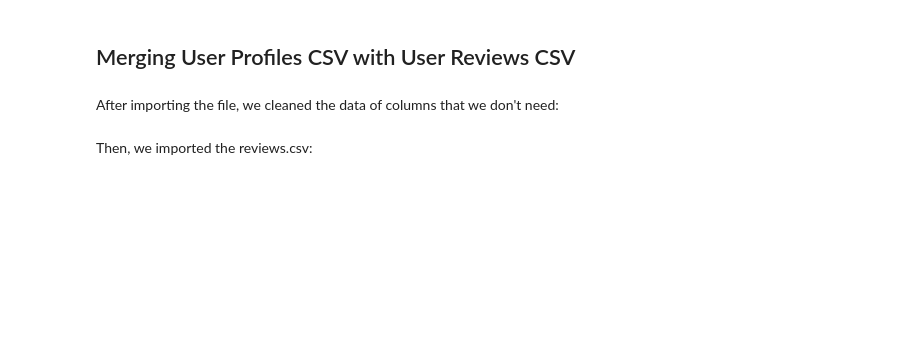
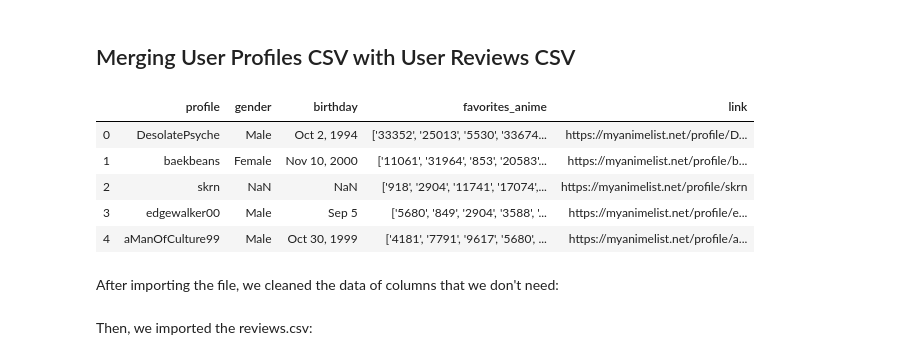
Before and after one commit to michelleyang0606/info2950team, a Jupyter notebook: Phase 2.ipynb, the cells around one changed output. Drawn from its saved outputs; the diff is of its cells as text; code cells hidden in the pictures; blank space fills up the shorter version.

```diff
--- a/Phase 2.ipynb
+++ b/Phase 2.ipynb
@@ -155,8 +225,15 @@ genre_count.sort_values(by = ['count'], ascending = False)
 # %% [markdown]
 ## Merging User Profiles CSV with User Reviews CSV
 # %%
-users = pd.read_csv("profiles.csv")
+users = pd.read_csv("profiles_marlesson_jan20.csv")
 users.head()
+# %% [output]
+|  | profile | gender | birthday | favorites_anime | link |
+| 0 | DesolatePsyche | Male | Oct 2, 1994 | ['33352', '25013', '5530', '33674... | https://myanimelist.net/profile/D... |
+| 1 | baekbeans | Female | Nov 10, 2000 | ['11061', '31964', '853', '20583'... | https://myanimelist.net/profile/b... |
+| 2 | skrn | NaN | NaN | ['918', '2904', '11741', '17074',... | https://myanimelist.net/profile/skrn |
+| 3 | edgewalker00 | Male | Sep 5 | ['5680', '849', '2904', '3588', '... | https://myanimelist.net/profile/e... |
+| 4 | aManOfCulture99 | Male | Oct 30, 1999 | ['4181', '7791', '9617', '5680', ... | https://myanimelist.net/profile/a... |
 # %% [markdown]
 After importing the file, we cleaned the data of columns that we don't need:
 # %%
```
Also changed, not shown: parts of 15 cells of this notebook.
